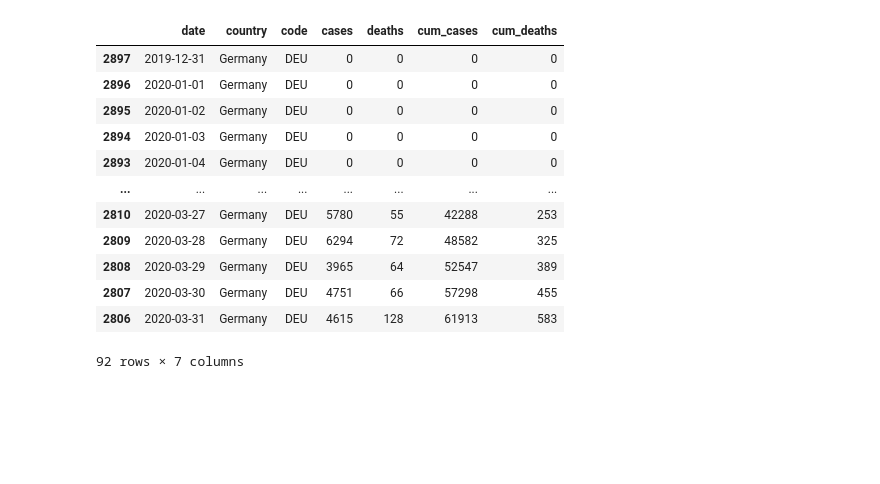
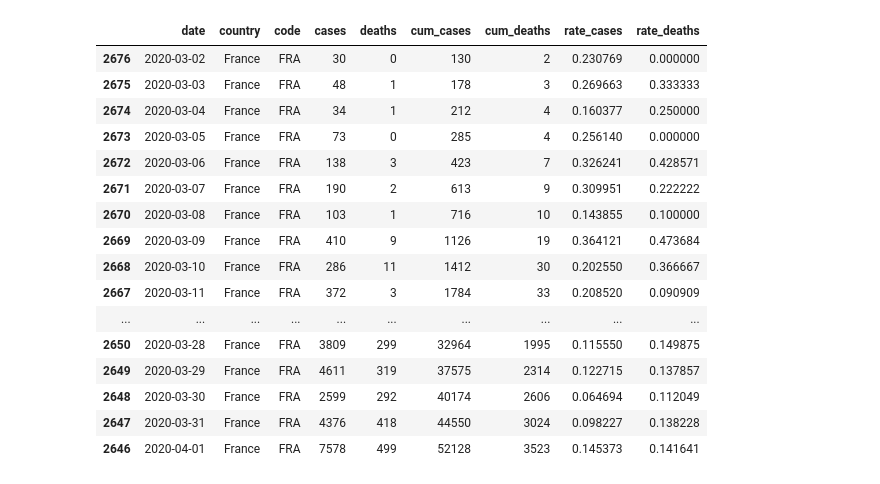
Before and after one commit to Oryon/covid-19, a Jupyter notebook: covid19_all_countries.ipynb, the cells around one changed output. Saved outputs shown, nothing was run; the diff lists cells and outputs as text; code cells hidden in the pictures; blank space fills up the shorter version.

```diff
--- a/covid19_all_countries.ipynb
+++ b/covid19_all_countries.ipynb
@@ -80,21 +80,27 @@ Name: deaths, Length: 7904, dtype: int64
 # %%
 df['cum_cases'] = df.groupby('country')['cases'].cumsum()
 df['cum_deaths'] = df.groupby('country')['deaths'].cumsum()
-df[df['country'] == 'Germany']
+df['rate_cases'] = df['cases'] / df['cum_cases']
+df['rate_deaths'] = df['deaths'] / df['cum_deaths']
+df[(df['country'] == 'France') & (df['cum_cases'] > 100)]
 # %% [output]
-|  | date | country | code | cases | deaths | cum_cases | cum_deaths |
-| 2897 | 2019-12-31 | Germany | DEU | 0 | 0 | 0 | 0 |
-| 2896 | 2020-01-01 | Germany | DEU | 0 | 0 | 0 | 0 |
-| 2895 | 2020-01-02 | Germany | DEU | 0 | 0 | 0 | 0 |
-| 2894 | 2020-01-03 | Germany | DEU | 0 | 0 | 0 | 0 |
-| 2893 | 2020-01-04 | Germany | DEU | 0 | 0 | 0 | 0 |
-| ... | ... | ... | ... | ... | ... | ... | ... |
-| 2810 | 2020-03-27 | Germany | DEU | 5780 | 55 | 42288 | 253 |
-| 2809 | 2020-03-28 | Germany | DEU | 6294 | 72 | 48582 | 325 |
-| 2808 | 2020-03-29 | Germany | DEU | 3965 | 64 | 52547 | 389 |
-| 2807 | 2020-03-30 | Germany | DEU | 4751 | 66 | 57298 | 455 |
-| 2806 | 2020-03-31 | Germany | DEU | 4615 | 128 | 61913 | 583 |
+|  | date | country | code | cases | deaths | cum_cases | cum_deaths | rate_cases | rate_deaths |
+| 2676 | 2020-03-02 | France | FRA | 30 | 0 | 130 | 2 | 0.230769 | 0.000000 |
+| 2675 | 2020-03-03 | France | FRA | 48 | 1 | 178 | 3 | 0.269663 | 0.333333 |
+| 2674 | 2020-03-04 | France | FRA | 34 | 1 | 212 | 4 | 0.160377 | 0.250000 |
+| 2673 | 2020-03-05 | France | FRA | 73 | 0 | 285 | 4 | 0.256140 | 0.000000 |
+| 2672 | 2020-03-06 | France | FRA | 138 | 3 | 423 | 7 | 0.326241 | 0.428571 |
+| 2671 | 2020-03-07 | France | FRA | 190 | 2 | 613 | 9 | 0.309951 | 0.222222 |
+| 2670 | 2020-03-08 | France | FRA | 103 | 1 | 716 | 10 | 0.143855 | 0.100000 |
+| 2669 | 2020-03-09 | France | FRA | 410 | 9 | 1126 | 19 | 0.364121 | 0.473684 |
+| 2668 | 2020-03-10 | France | FRA | 286 | 11 | 1412 | 30 | 0.202550 | 0.366667 |
+| 2667 | 2020-03-11 | France | FRA | 372 | 3 | 1784 | 33 | 0.208520 | 0.090909 |
+| ... | ... | ... | ... | ... | ... | ... | ... | ... | ... |
+| 2650 | 2020-03-28 | France | FRA | 3809 | 299 | 32964 | 1995 | 0.115550 | 0.149875 |
+| 2649 | 2020-03-29 | France | FRA | 4611 | 319 | 37575 | 2314 | 0.122715 | 0.137857 |
+| 2648 | 2020-03-30 | France | FRA | 2599 | 292 | 40174 | 2606 | 0.064694 | 0.112049 |
+| 2647 | 2020-03-31 | France | FRA | 4376 | 418 | 44550 | 3024 | 0.098227 | 0.138228 |
+| 2646 | 2020-04-01 | France | FRA | 7578 | 499 | 52128 | 3523 | 0.145373 | 0.141641 |
-92 rows × 7 columns
 # %%
 df = df.sort_values(by = 'date')
 # %%
```
Also changed, not shown: parts of 10 cells of this notebook, 1 other file.
